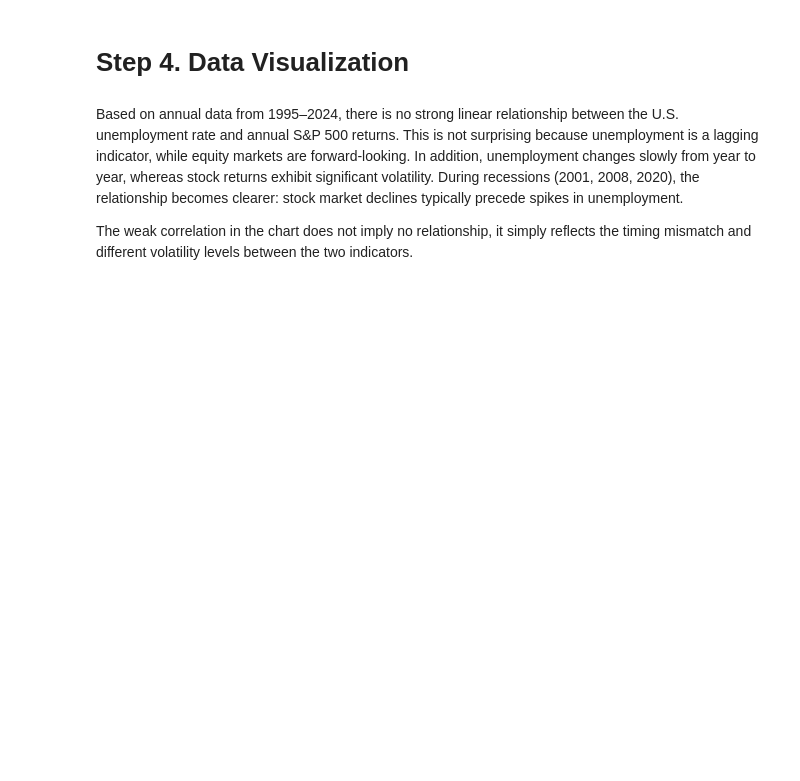
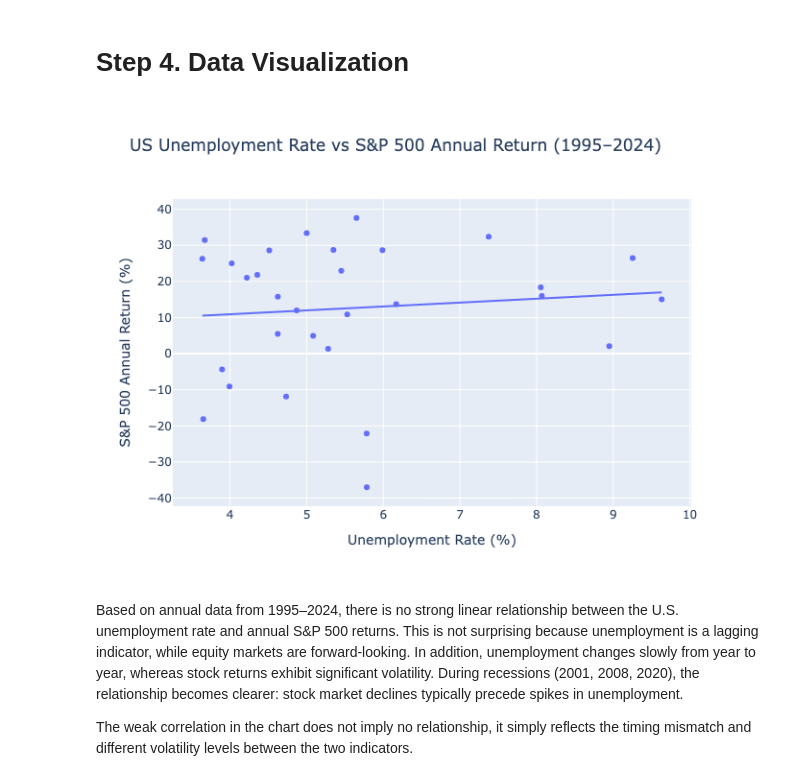
Before and after one commit to kkokko03259412-web/chenxi.github.io, a Jupyter notebook: project2.ipynb, the cells around one changed output. Saved outputs shown, nothing was run; the diff lists cells and outputs as text; code cells hidden in the pictures; blank space fills up the shorter version.

Commit message:
add graph

```diff
--- a/project2.ipynb
+++ b/project2.ipynb
@@ -17,9 +17,10 @@ https://www.slickcharts.com/sp500/returns
 import pandas as pd
 import plotly.express as px
 from IPython.display import HTML
+from IPython.display import Image, display
 
 # load unemployment data (World Bank extract)
-unemp = pd.read_csv("Data Extract from WB.csv")
+unemp = pd.read_csv("../Data Extract from WB.csv")
 unemp.info()
 unemp.head()
 # %% [output]
@@ -75,7 +101,7 @@ unemp_new.head()
 # %%
 # Clean S&P 500
 sp500_new = pd.read_csv(
-    "S&P 500 history.csv",
+    "../S&P 500 history.csv",
     header=None,
     names=["Year", "SP500_Return"]
 )
@@ -119,16 +145,20 @@ merged.head()
 # %%
 fig = px.scatter(
     merged,
     x="Unemployment Rate",
     y="SP500_Return",
     trendline="ols",
     title="US Unemployment Rate vs S&P 500 Annual Return (1995–2024)",
     labels={
         "Unemployment Rate": "Unemployment Rate (%)",
         "SP500_Return": "S&P 500 Annual Return (%)"
     }
 )
 HTML(fig.to_html(include_plotlyjs="cdn", full_html=False))
+fig.write_image("unemp_vs_sp500_scatter.png")
+display(Image("unemp_vs_sp500_scatter.png"))
+# %% [output]
+[figure, added]
 # %% [markdown]
 Based on annual data from 1995–2024, there is no strong linear relationship between the U.S. unemployment rate and annual S&P 500 returns. This is not surprising because unemployment is a lagging indicator, while equity markets are forward-looking. In addition, unemployment changes slowly from year to year, whereas stock returns exhibit significant volatility. During recessions (2001, 2008, 2020), the relationship becomes clearer: stock market declines typically precede spikes in unemployment.
 
```
Also changed, not shown: parts of 3 cells of this notebook, 2 other files.
